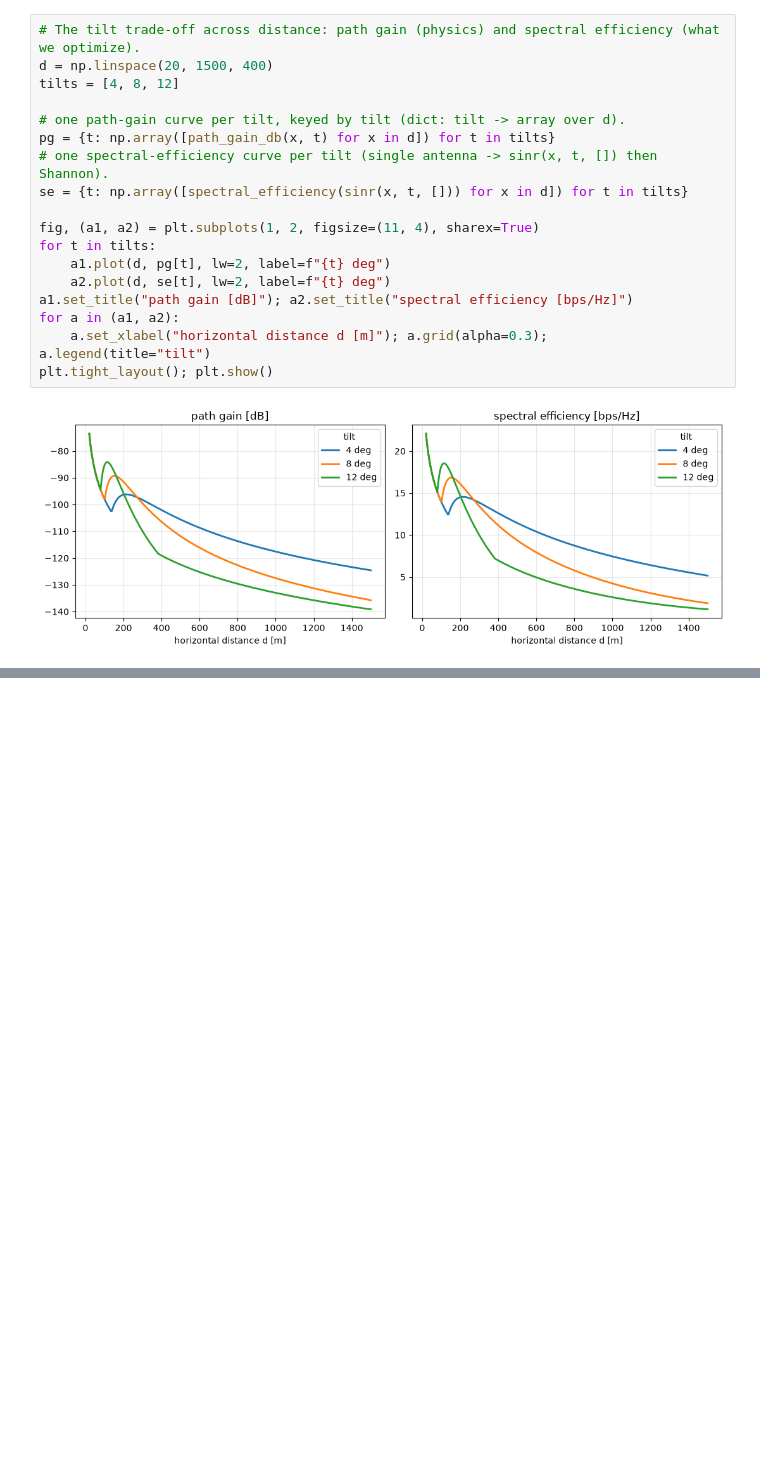
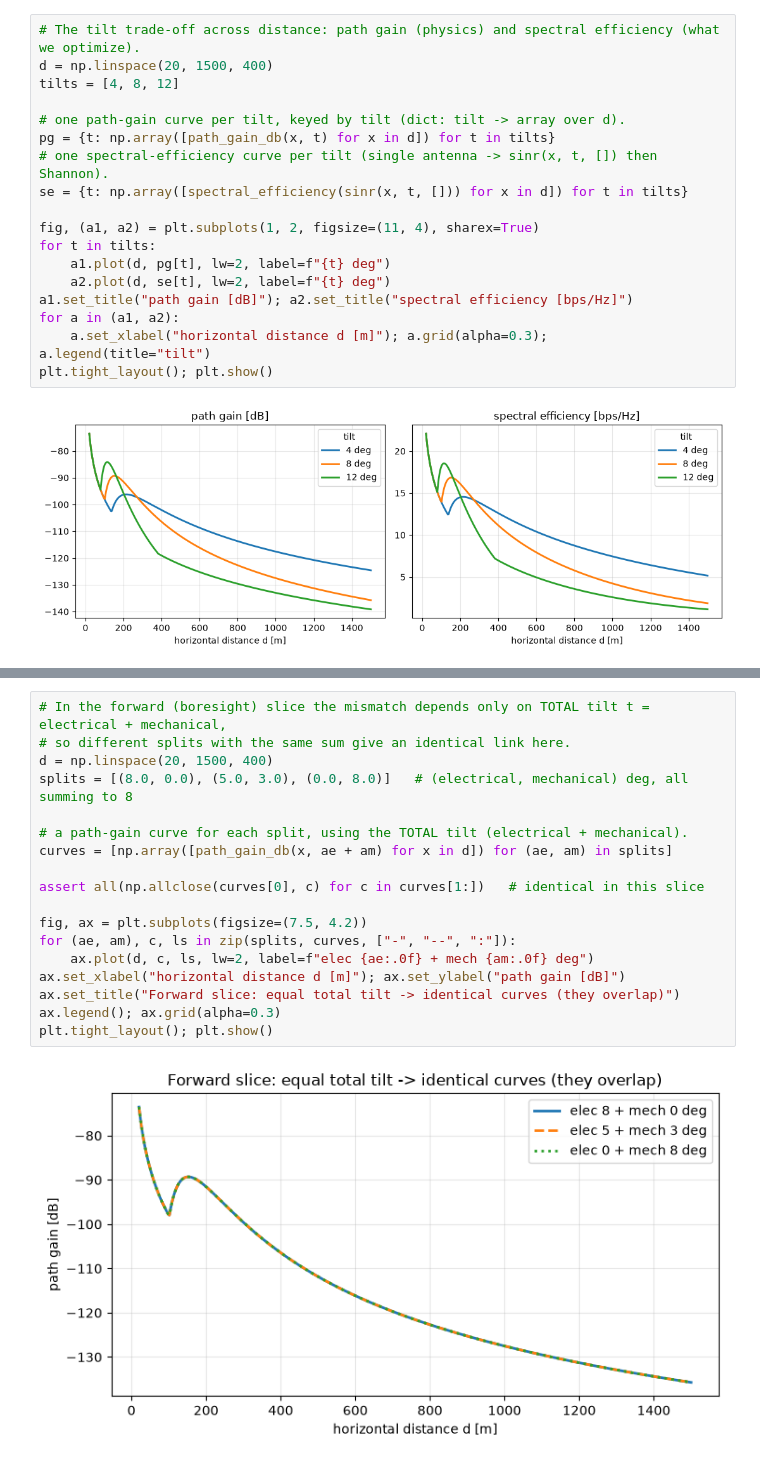
Before and after one commit to Rom5Leo/Telecom_Optimization, a Jupyter notebook: notebooks/antenna_tilt/01_one_antenna.ipynb, the cells around one changed output, grey strips where cells are left out. Cells and saved outputs as stored; diff of their text form; blank space fills up the shorter version.

```diff
--- a/notebooks/antenna_tilt/01_one_antenna.ipynb
+++ b/notebooks/antenna_tilt/01_one_antenna.ipynb
@@ -362,0 +404,20 @@ yet). Adding a second antenna then turns SNR into true SINR (interference) — S
+# %%
+# In the forward (boresight) slice the mismatch depends only on TOTAL tilt t = electrical + mechanical,
+# so different splits with the same sum give an identical link here.
+d = np.linspace(20, 1500, 400)
+splits = [(8.0, 0.0), (5.0, 3.0), (0.0, 8.0)]   # (electrical, mechanical) deg, all summing to 8
+
+# a path-gain curve for each split, using the TOTAL tilt (electrical + mechanical).
+curves = [np.array([path_gain_db(x, ae + am) for x in d]) for (ae, am) in splits]
+
+assert all(np.allclose(curves[0], c) for c in curves[1:])   # identical in this slice
+
+fig, ax = plt.subplots(figsize=(7.5, 4.2))
+for (ae, am), c, ls in zip(splits, curves, ["-", "--", ":"]):
+    ax.plot(d, c, ls, lw=2, label=f"elec {ae:.0f} + mech {am:.0f} deg")
+ax.set_xlabel("horizontal distance d [m]"); ax.set_ylabel("path gain [dB]")
+ax.set_title("Forward slice: equal total tilt -> identical curves (they overlap)")
+ax.legend(); ax.grid(alpha=0.3)
+plt.tight_layout(); plt.show()
+# %% [output]
+[figure, added]
```
Also changed, not shown: parts of 6 cells of this notebook.
